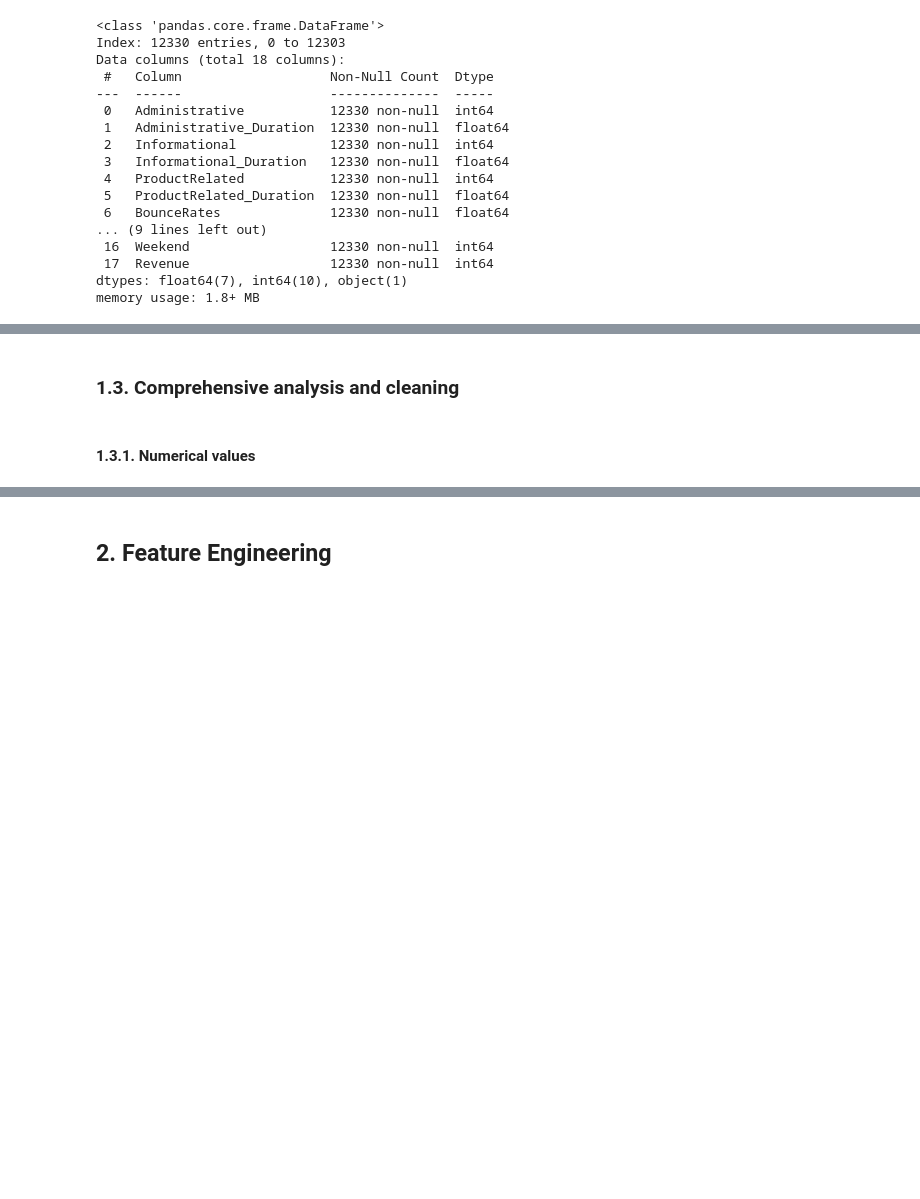
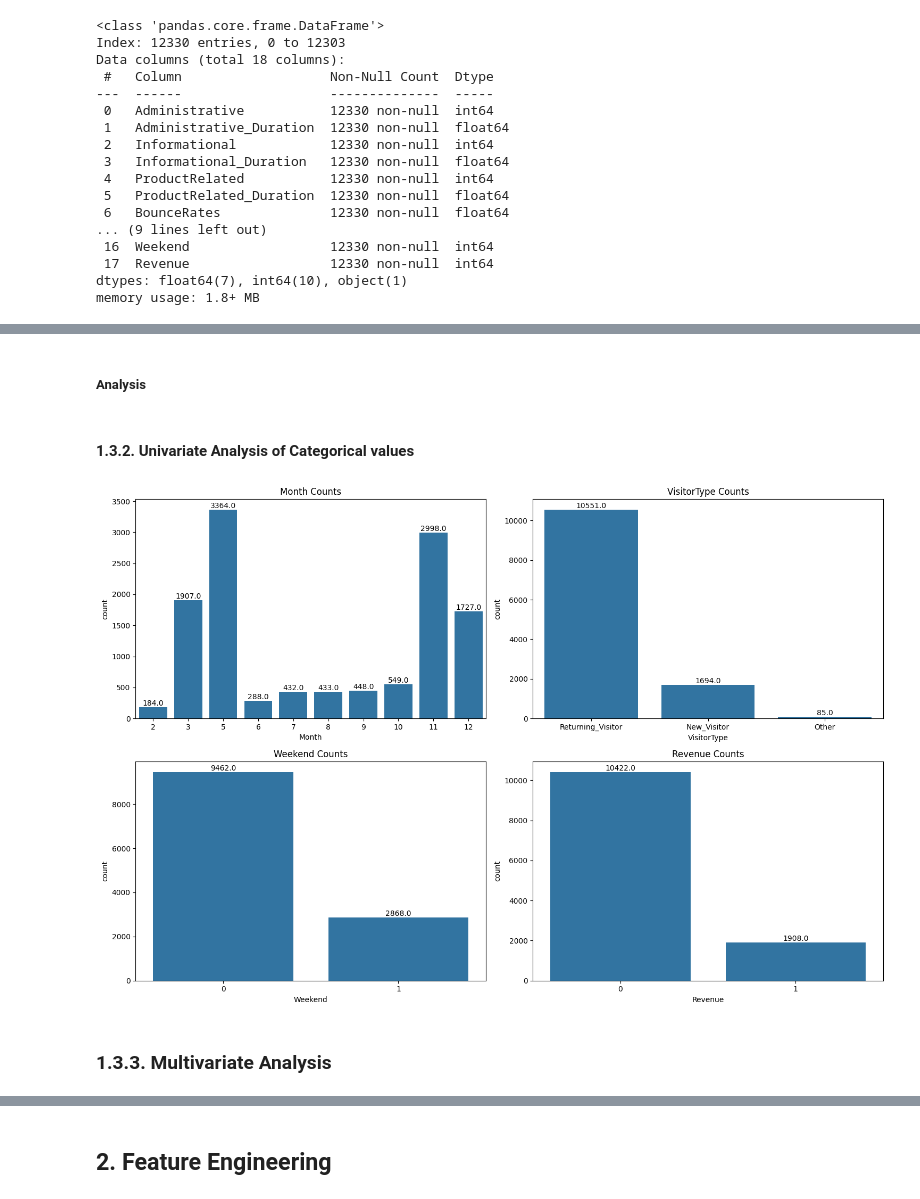
Before and after one commit to dinhminh0307/ASM3-Data-Science, a Jupyter notebook: main.ipynb, the cells around one changed output, grey strips where cells are left out. Cells and saved outputs as stored; diff of their text form; code cells hidden in the pictures; blank space fills up the shorter version.

```diff
--- a/main.ipynb
+++ b/main.ipynb
@@ -6,3 +40,28 @@
+# %%
+# utility functions
+
+def plotbox_and_hist(df, columns, figsize=(30, 80)):
+    fig, axes = plt.subplots(len(columns), 2, figsize=figsize)
+
+    for i, column in enumerate(columns):
+        sns.boxplot(x=df[column], ax=axes[i, 0])
+        sns.histplot(x=df[column], ax=axes[i, 1])
+
+    plt.tight_layout()
+    plt.show()
+
+def countplot_value(df, columns, figsize=(15, 10)):
+    fig, axes = plt.subplots(2, 2, figsize=figsize)
+
+    for i, column in enumerate(columns):
+        ax = axes[i//2, i%2]
+        sns.countplot(x=df[column], ax=ax)
+        for p in ax.patches:
+            ax.annotate(f'{p.get_height()}', (p.get_x() + p.get_width() / 2., p.get_height()), ha='center', va='center', xytext=(0, 5), textcoords='offset points')
+        ax.set_title(f'{column} Counts')
+
+    plt.tight_layout()
+    plt.show()
 # %% [markdown]
 ## 1. Retrieving and Preparing the Data
 # %% [markdown]
@@ -139,4 +189,12 @@ memory usage: 1.8+ MB
+# %% [markdown]
+##### Analysis
+# %% [markdown]
+#### 1.3.2. Univariate Analysis of Categorical values
+# %%
+columns = ["Month", "VisitorType", "Weekend", "Revenue"]
+
+countplot_value(df_clean, columns)
+# %% [output]
+[figure, added]
 # %% [markdown]
-### 1.3. Comprehensive analysis and cleaning
+### 1.3.3. Multivariate Analysis
-# %% [markdown]
-#### 1.3.1. Numerical values
```
Also changed, not shown: parts of 17 cells of this notebook.
